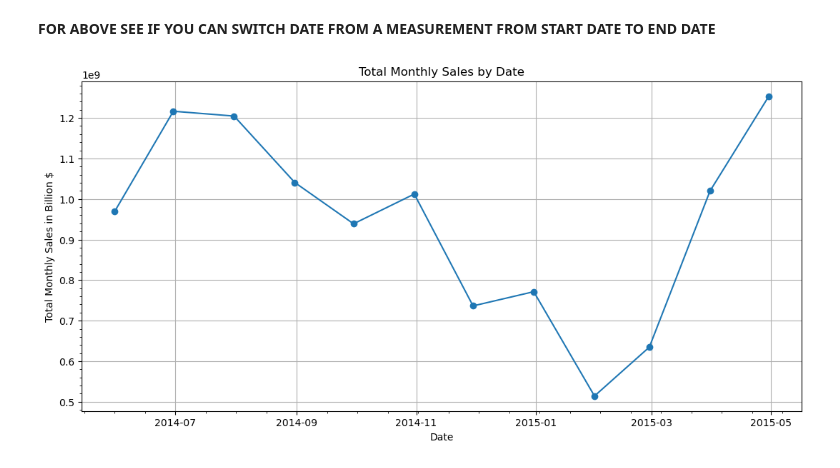
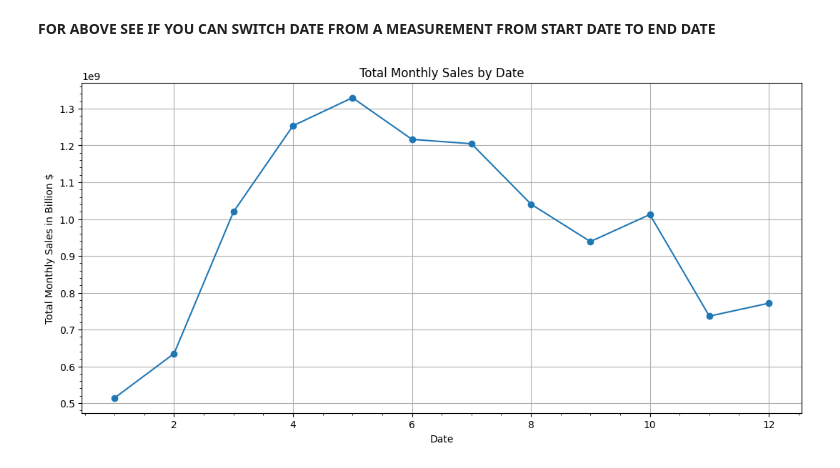
Before and after one commit to NiallGF/First-data-project, a Jupyter notebook: Kaggle Project/Workbooks/eda.ipynb, the cells around one changed output. Cells and saved outputs as stored; diff of their text form; code cells hidden in the pictures.

```diff
--- a/Kaggle Project/Workbooks/eda.ipynb
+++ b/Kaggle Project/Workbooks/eda.ipynb
@@ -4,12 +4,15 @@ import numpy as np
 import matplotlib.pyplot as plt
 import seaborn as sns
 # %%
-df = pd.read_csv('/Users/niallflaherty/Documents/GitHub/Practise-Code/Kaggle Project/Data/kc_house_data_clean.csv')
+df = pd.read_csv('/workspaces/Practise-Code/Kaggle Project/Data/kc_house_data.csv')
 
 df.rename(columns={'date': 'date'}, inplace=True)
 
 df['date'] = pd.to_datetime(df['date'])
 df.info()
+
+df['month'] = df['date'].dt.month
+df.head(10)
 # %% [output]
 <class 'pandas.core.frame.DataFrame'>
 RangeIndex: 21613 entries, 0 to 21612
@@ -66,19 +81,15 @@ for col in numeric_cols:
 # %% [markdown]
 **FOR ABOVE SEE IF YOU CAN SWITCH DATE FROM A MEASUREMENT FROM START DATE TO END DATE**
 # %%
-df_sales_by_date = df.groupby('date')['price'].sum().reset_index()
-
-df.set_index('date', inplace=True)
-
-df_sales_by_month = df['price'].resample('M').sum().reset_index().head(12)
+df_sales_by_month = df.groupby('month')['price'].sum().reset_index()
 
 plt.figure(figsize=(13, 6))
-plt.plot(df_sales_by_month['date'], df_sales_by_month['price'], marker='o')
+plt.plot(df_sales_by_month['month'], df_sales_by_month['price'], marker='o')
 plt.xlabel('Date')
 plt.ylabel('Total Monthly Sales in Billion $')
 plt.title('Total Monthly Sales by Date')
 plt.grid(True)
 plt.minorticks_on()
 plt.show()
 # %% [output]
-[figure, old version]
+[figure, new version]
```
Also changed, not shown: parts of 8 cells of this notebook, 3 other files.
